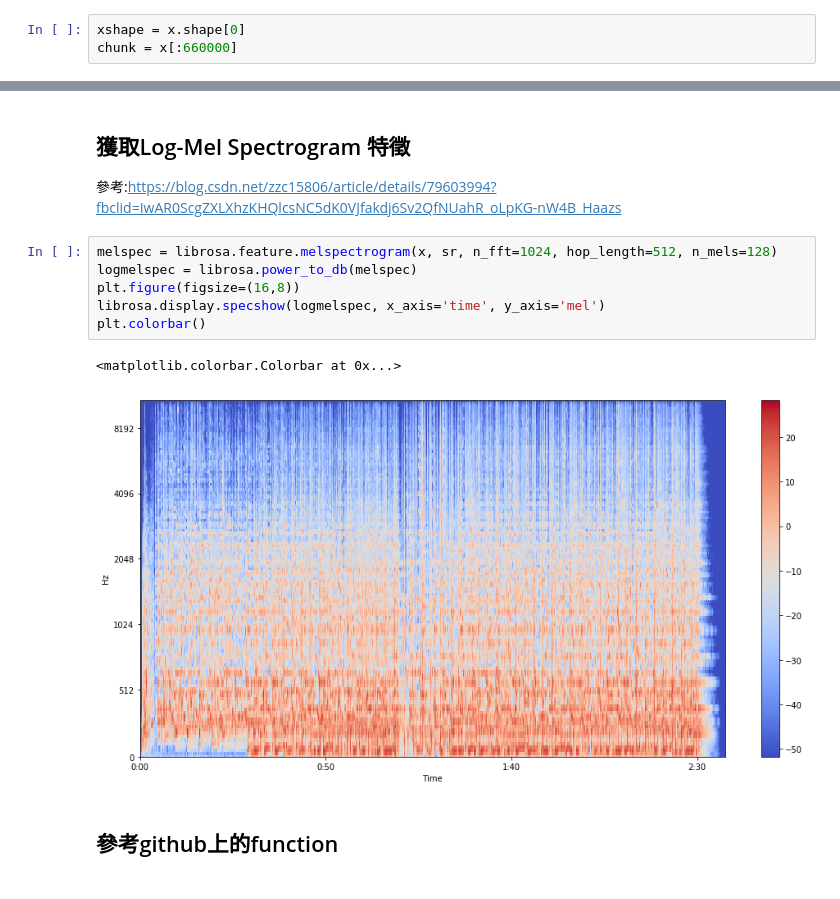
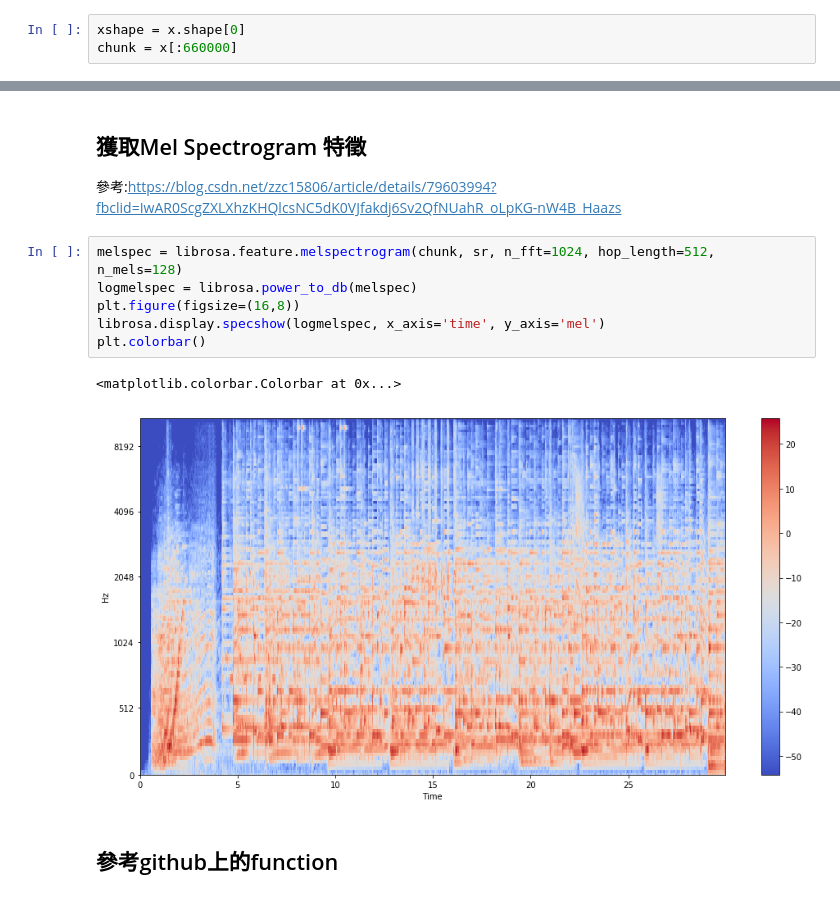
Before and after one commit to MeiYiLiu9702/music_nn_2019, a Jupyter notebook: 閃電秀/0524_閃電秀.ipynb, the cells around one changed output, grey strips where cells are left out. Saved outputs shown, nothing was run; the diff lists cells and outputs as text.

```diff
--- a/閃電秀/0524_閃電秀.ipynb
+++ b/閃電秀/0524_閃電秀.ipynb
@@ -83,18 +83,18 @@ interact(box,x=jump)
 interactive(children=(Dropdown(description='x', options=(0, 1, 2, 3, 4, 5, 6, 7, 8, 9, 10, 11, 12, 13, 14, 15,…
 <function __main__.box(x=0)>
 # %% [markdown]
-## 獲取Log-Mel Spectrogram 特徵
+## 獲取Mel Spectrogram 特徵
 
 參考:https://blog.csdn.net/zzc15806/article/details/79603994?fbclid=IwAR0ScgZXLXhzKHQlcsNC5dK0VJfakdj6Sv2QfNUahR_oLpKG-nW4B_Haazs
 # %%
-melspec = librosa.feature.melspectrogram(x, sr, n_fft=1024, hop_length=512, n_mels=128)
+melspec = librosa.feature.melspectrogram(chunk, sr, n_fft=1024, hop_length=512, n_mels=128)
 logmelspec = librosa.power_to_db(melspec)
 plt.figure(figsize=(16,8))
 librosa.display.specshow(logmelspec, x_axis='time', y_axis='mel')
 plt.colorbar()
 # %% [output]
 <matplotlib.colorbar.Colorbar at 0x...>
-[figure, old version]
+[figure, new version]
 # %% [markdown]
 ## 參考github上的function
 # %% [markdown]
```
Also changed, not shown: parts of 4 cells of this notebook, 1 other file.
